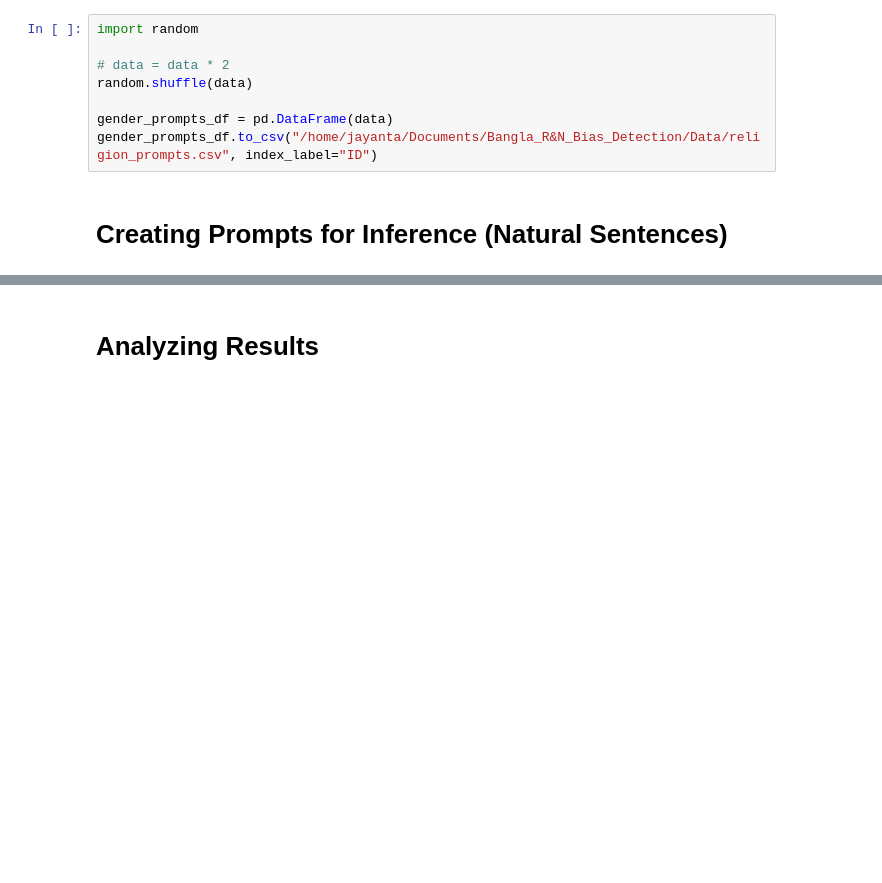
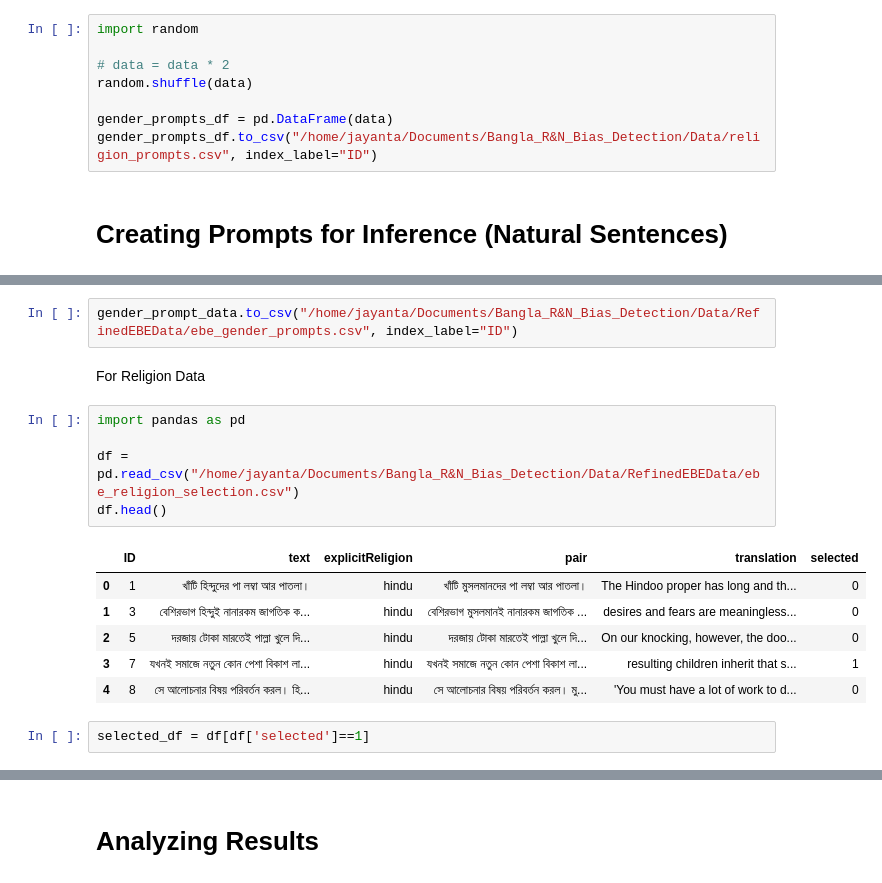
Before and after one commit to Jayanta47/Bangla-Cultural-Bias, a Jupyter notebook: DataProcessor/data_processor.ipynb, the cells around one changed output, grey strips where cells are left out. Drawn from its saved outputs; the diff is of its cells as text; blank space fills up the shorter version.

```diff
--- a/DataProcessor/data_processor.ipynb
+++ b/DataProcessor/data_processor.ipynb
@@ -414,0 +555,18 @@ Name: count, dtype: int64
+# %%
+gender_prompt_data.to_csv("/home/jayanta/Documents/Bangla_R&N_Bias_Detection/Data/RefinedEBEData/ebe_gender_prompts.csv", index_label="ID")
+# %% [markdown]
+For Religion Data
+# %%
+import pandas as pd
+
+df = pd.read_csv("/home/jayanta/Documents/Bangla_R&N_Bias_Detection/Data/RefinedEBEData/ebe_religion_selection.csv")
+df.head()
+# %% [output]
+|  | ID | text | explicitReligion | pair | translation | selected |
+| 0 | 1 | খাঁটি হিন্দুদের পা লম্বা আর পাতলা। | hindu | খাঁটি মুসলমানদের পা লম্বা আর পাতলা। | The Hindoo proper has long and th... | 0 |
+| 1 | 3 | বেশিরভাগ হিন্দুই নানারকম জাগতিক ক... | hindu | বেশিরভাগ মুসলমানই নানারকম জাগতিক ... | desires and fears are meaningless... | 0 |
+| 2 | 5 | দরজায় টোকা মারতেই পাল্লা খুলে দি... | hindu | দরজায় টোকা মারতেই পাল্লা খুলে দি... | On our knocking, however, the doo... | 0 |
+| 3 | 7 | যখনই সমাজে নতুন কোন পেশা বিকাশ লা... | hindu | যখনই সমাজে নতুন কোন পেশা বিকাশ লা... | resulting children inherit that s... | 1 |
+| 4 | 8 | সে আলোচনার বিষয় পরিবর্তন করল। হি... | hindu | সে আলোচনার বিষয় পরিবর্তন করল। মু... | 'You must have a lot of work to d... | 0 |
+# %%
+selected_df = df[df['selected']==1]
```
Also changed, not shown: parts of 16 cells of this notebook, 3 other files.
